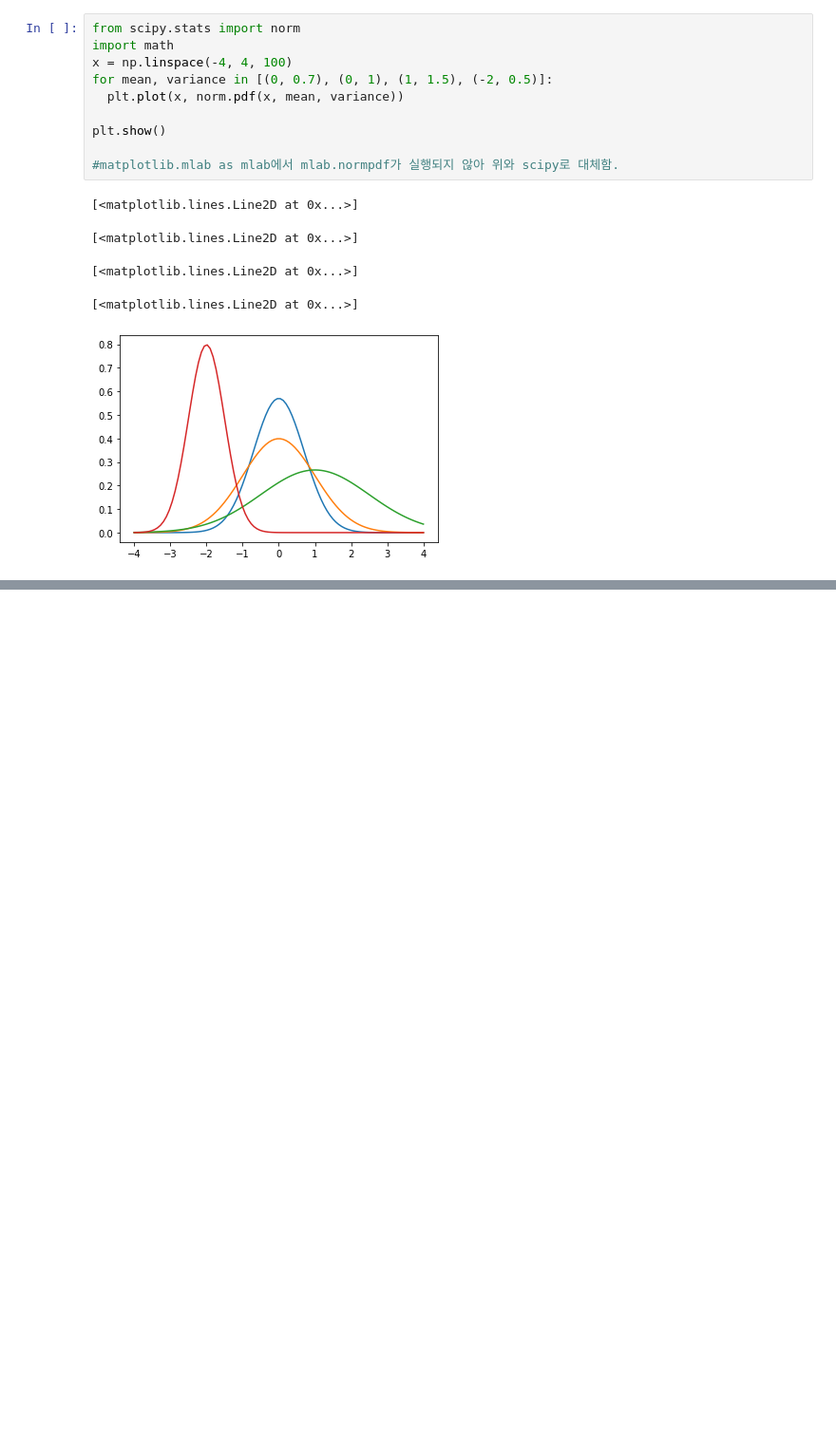
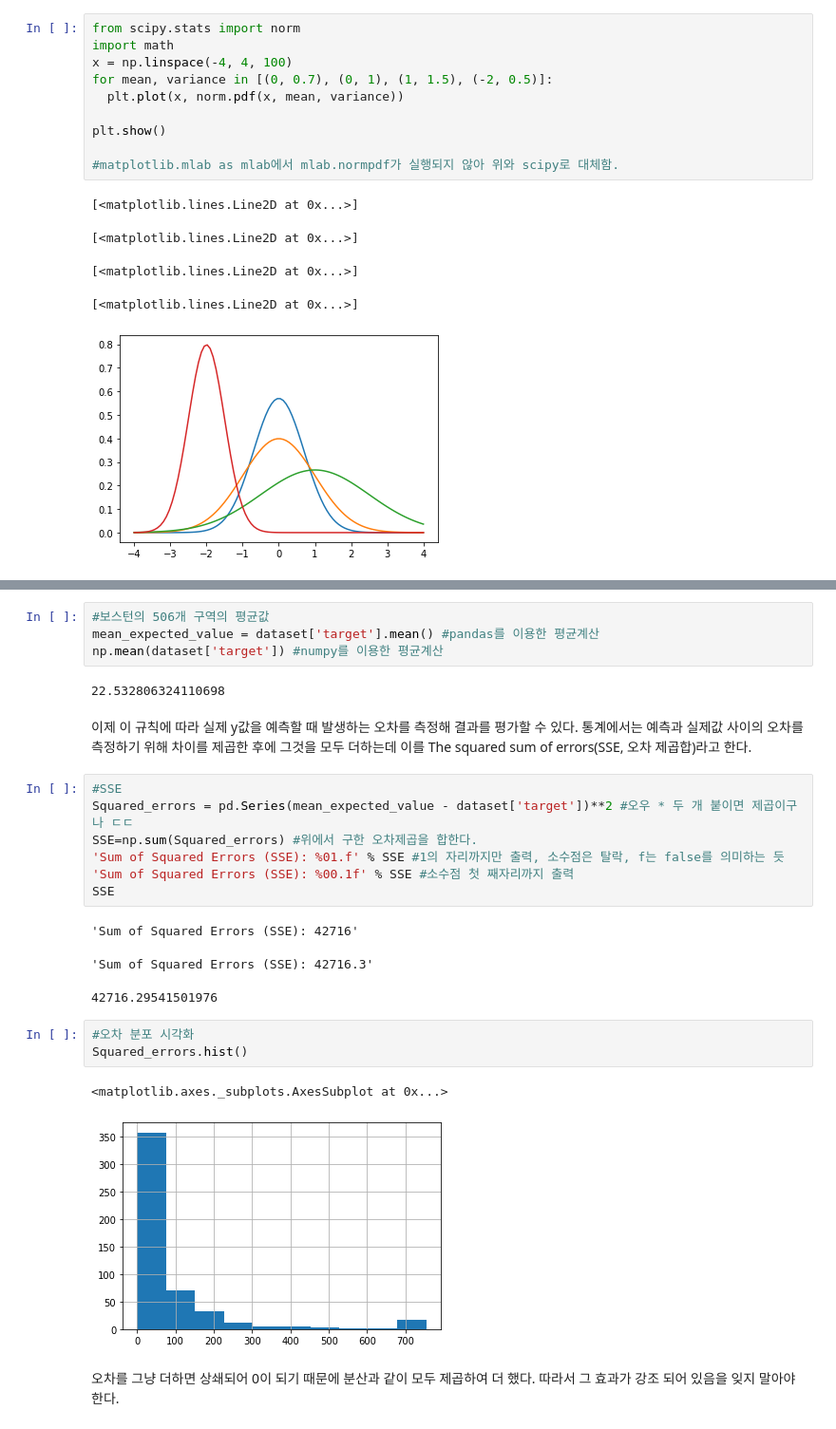
Before and after one commit to chldnjstjr/Regression-Analysis-Study, a Jupyter notebook: Regression_Analysis_with_Python_CH2_단순선형회귀.ipynb, the cells around one changed output, grey strips where cells are left out. Shown at 95% size. Cells and saved outputs as stored; diff of their text form; blank space fills up the shorter version.

```diff
--- a/Regression_Analysis_with_Python_CH2_단순선형회귀.ipynb
+++ b/Regression_Analysis_with_Python_CH2_단순선형회귀.ipynb
@@ -115,0 +121,27 @@ plt.show()
+# %%
+#보스턴의 506개 구역의 평균값
+mean_expected_value = dataset['target'].mean() #pandas를 이용한 평균계산
+np.mean(dataset['target']) #numpy를 이용한 평균계산
+# %% [output]
+22.532806324110698
+# %% [markdown]
+이제 이 규칙에 따라 실제 y값을 예측할 때 발생하는 오차를 측정해 결과를 평가할 수 있다. 통계에서는 예측과 실제값 사이의 오차를 측정하기 위해 차이를 제곱한 후에 그것을 모두 더하는데 이를 The squared sum of errors(SSE, 오차 제곱합)라고 한다.
+# %%
+#SSE
+Squared_errors = pd.Series(mean_expected_value - dataset['target'])**2 #오우 * 두 개 붙이면 제곱이구나 ㄷㄷ
+SSE=np.sum(Squared_errors) #위에서 구한 오차제곱을 합한다.
+'Sum of Squared Errors (SSE): %01.f' % SSE #1의 자리까지만 출력, 소수점은 탈락, f는 false를 의미하는 듯
+'Sum of Squared Errors (SSE): %00.1f' % SSE #소수점 첫 째자리까지 출력
+SSE
+# %% [output]
+'Sum of Squared Errors (SSE): 42716'
+'Sum of Squared Errors (SSE): 42716.3'
+42716.29541501976
+# %%
+#오차 분포 시각화
+Squared_errors.hist()
+# %% [output]
+<matplotlib.axes._subplots.AxesSubplot at 0x...>
+[figure, added]
+# %% [markdown]
+오차를 그냥 더하면 상쇄되어 0이 되기 때문에 분산과 같이 모두 제곱하여 더 했다. 따라서 그 효과가 강조 되어 있음을 잊지 말아야 한다.
```
Also changed, not shown: parts of 28 cells of this notebook.
